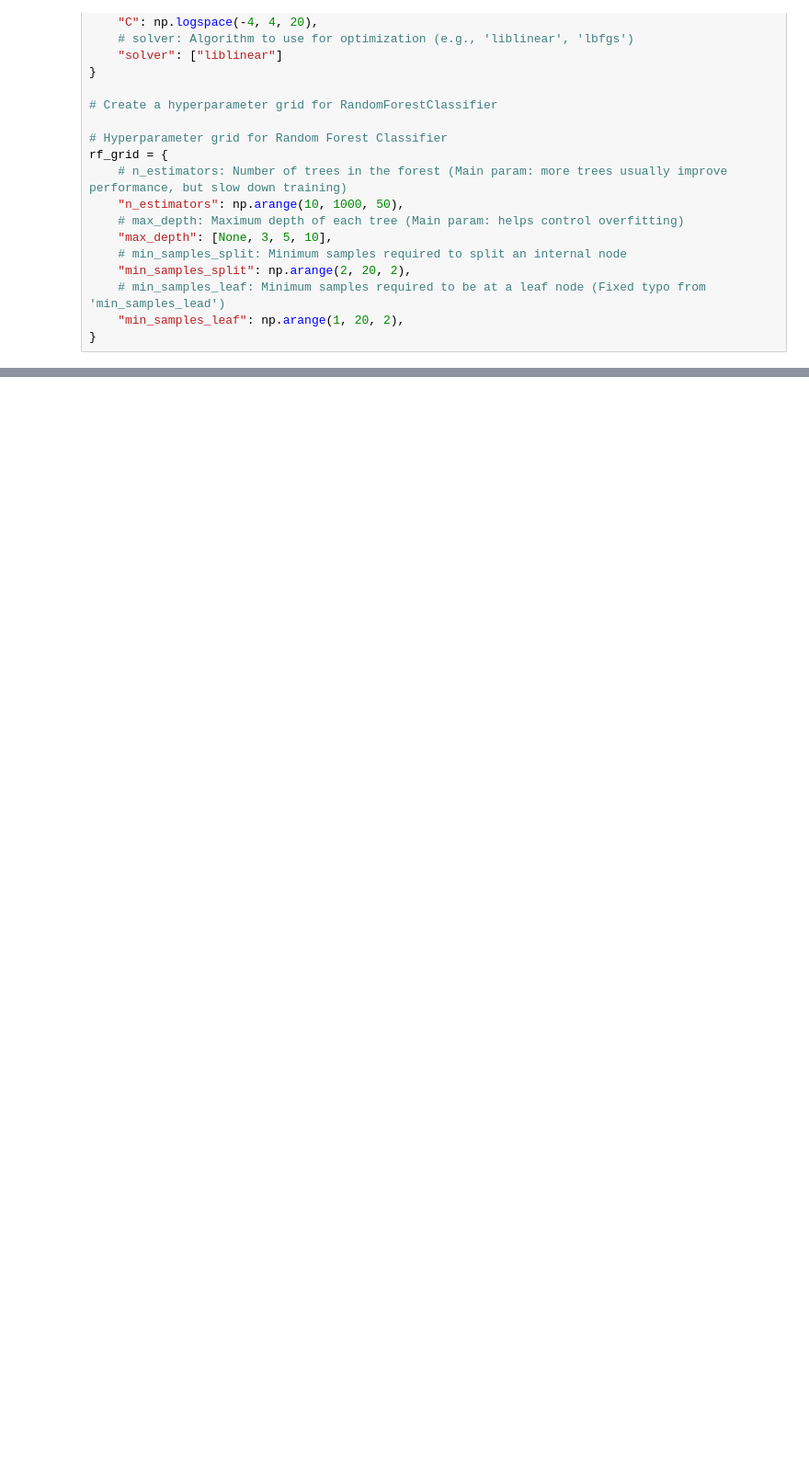
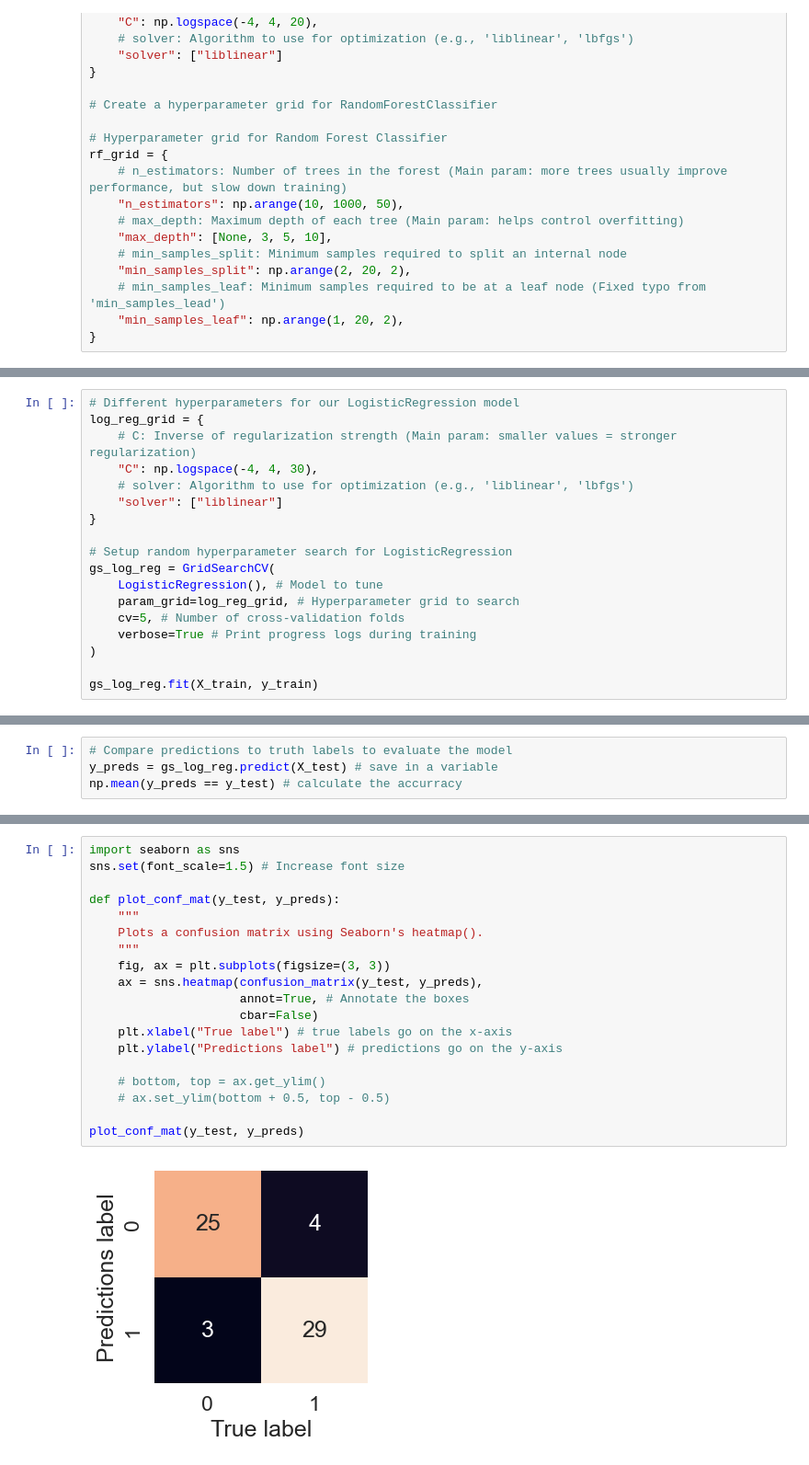
Before and after one commit to Andrew2354/udemy_ai_ml_bootcamp, a Jupyter notebook: end-to-end-heart-disease-classification.ipynb, the cells around one changed output, grey strips where cells are left out. Shown at 92% size. Drawn from its saved outputs; the diff is of its cells as text; blank space fills up the shorter version.

Commit message:
Continue milestone, evaluation tuned model

```diff
--- a/end-to-end-heart-disease-classification.ipynb
+++ b/end-to-end-heart-disease-classification.ipynb
@@ -486,0 +566,18 @@ rf_grid = {
+# %%
+# Different hyperparameters for our LogisticRegression model
+log_reg_grid = {
+    # C: Inverse of regularization strength (Main param: smaller values = stronger regularization)
+    "C": np.logspace(-4, 4, 30),
+    # solver: Algorithm to use for optimization (e.g., 'liblinear', 'lbfgs')
+    "solver": ["liblinear"]
+}
+
+# Setup random hyperparameter search for LogisticRegression
+gs_log_reg = GridSearchCV(
+    LogisticRegression(), # Model to tune
+    param_grid=log_reg_grid, # Hyperparameter grid to search
+    cv=5, # Number of cross-validation folds
+    verbose=True # Print progress logs during training
+)
+
+gs_log_reg.fit(X_train, y_train)
@@ -486,0 +621,4 @@ rf_grid = {
+# %%
+# Compare predictions to truth labels to evaluate the model
+y_preds = gs_log_reg.predict(X_test) # save in a variable
+np.mean(y_preds == y_test) # calculate the accurracy
@@ -486,0 +629,21 @@ rf_grid = {
+# %%
+import seaborn as sns
+sns.set(font_scale=1.5) # Increase font size
+
+def plot_conf_mat(y_test, y_preds):
+    """
+    Plots a confusion matrix using Seaborn's heatmap().
+    """
+    fig, ax = plt.subplots(figsize=(3, 3))
+    ax = sns.heatmap(confusion_matrix(y_test, y_preds),
+                     annot=True, # Annotate the boxes
+                     cbar=False)
+    plt.xlabel("True label") # true labels go on the x-axis
+    plt.ylabel("Predictions label") # predictions go on the y-axis
+
+    # bottom, top = ax.get_ylim()
+    # ax.set_ylim(bottom + 0.5, top - 0.5)
+
+plot_conf_mat(y_test, y_preds)
+# %% [output]
+[figure, added]
```
Also changed, not shown: parts of 26 cells of this notebook.
